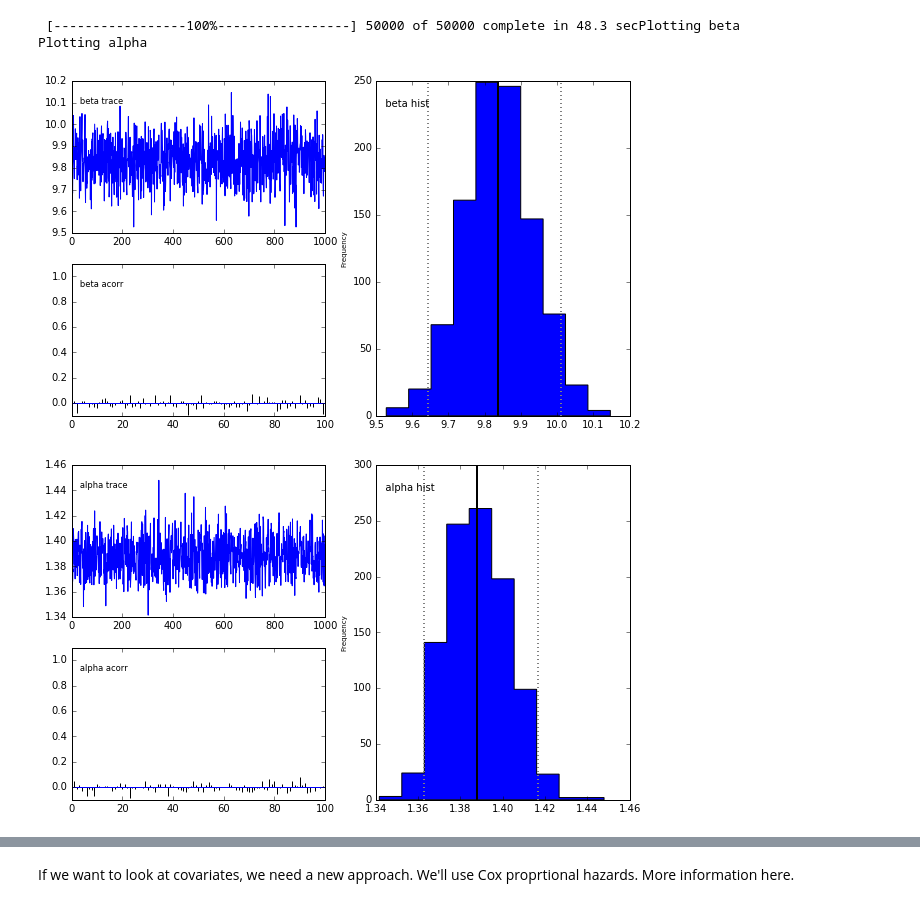
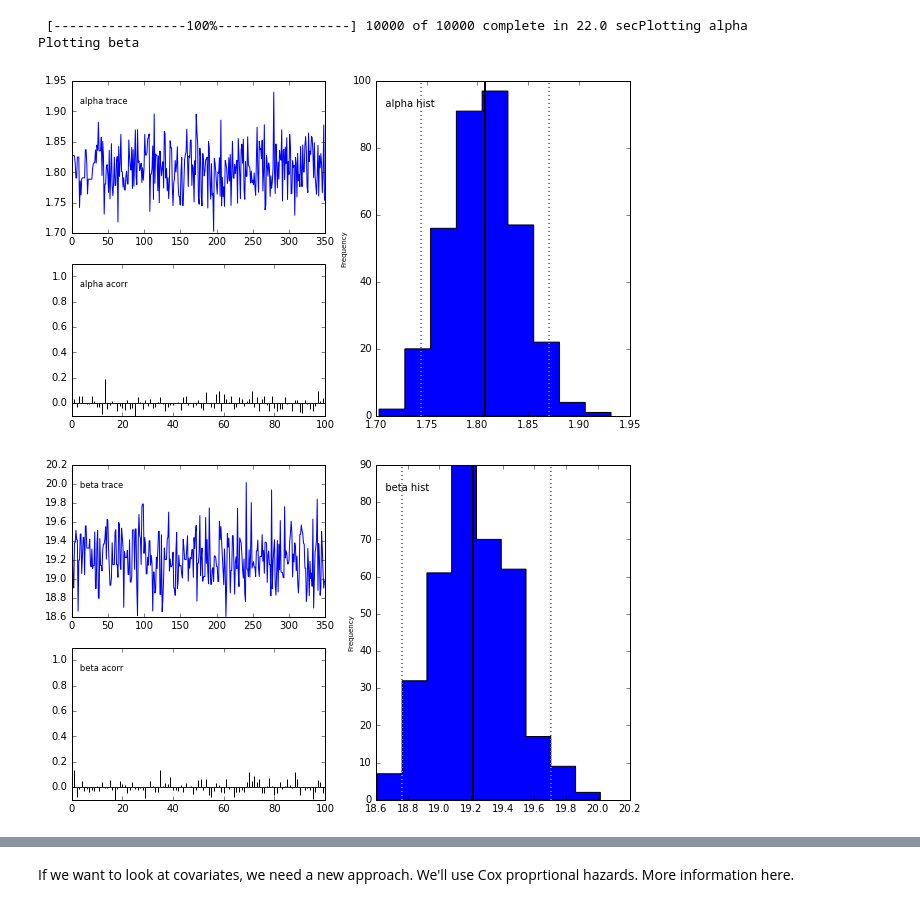
Before and after one commit to JakeColtman/BayesianSurvivalAnalysis, a Jupyter notebook: Full presentation.ipynb, the cells around one changed output, grey strips where cells are left out. Saved outputs shown, nothing was run; the diff lists cells and outputs as text; code cells hidden in the pictures.

```diff
--- a/Full presentation.ipynb
+++ b/Full presentation.ipynb
@@ -39,0 +22,17 @@ df["time_to_convert"].median()
+# %%
+running_id = 0
+output = [[0]]
+with open("E:/output.txt") as file_open:
+    for row in file_open.read().split("\n"):
+        cols = row.split(",")
+        if cols[0] == output[-1][0]:
+            output[-1].append(cols[1])
+            output[-1].append(True)
+        else:
+            output.append(cols)
+    output = output[1:]
+
+for row in output:
+    if len(row) == 6:
+        row += [datetime(2016, 5, 3, 20, 36, 8, 92165), False]
+output = output[1:-1]
@@ -43,18 +84,16 @@ df["time_to_convert"].median()
 # %%
 ## Example fully worked model using toy data
 ## Adapted from http://blog.yhat.com/posts/estimating-user-lifetimes-with-pymc.html
+## Note that we've made some corrections
+censor = np.array(df["event"].apply(lambda x: 0 if x else 1).tolist())
+alpha = pm.Uniform("alpha", 0,50)
+beta = pm.Uniform("beta", 0,50)
 
-alpha = pm.Uniform("alpha", 0,20)
-beta = pm.Uniform("beta", 0,20)
-obs = pm.Weibull('obs', alpha, beta, value = df["time_to_convert"], observed = True )
-obs.random
-@pm.potential
-def censorfactor(obs=obs):
-    if np.any(obs>23 ):
-        return -100000
-    else:
-        return 0
+@pm.observed
+def survival(value=df["lifetime"], alpha = alpha, beta = beta ):
+    return sum( (1-censor)*(np.log( alpha/beta) + (alpha-1)*np.log(value/beta)) - (value/beta)**(alpha))
 
-mcmc = pm.MCMC([alpha, beta, obs, censorfactor ] )
-mcmc.sample(5000, burn = 0, thin = 1)
+
+mcmc = pm.MCMC([alpha, beta, survival ] )
+mcmc.sample(10000)
 # %% [output]
@@ -98,17 +142,17 @@ plt.hist([weibull_median(x[0], x[1]) for x in zip(mcmc.trace("alpha"), mcmc.trac
 # %%
 #Solution to question 4:
 ### Increasing the burn parameter allows us to discard results before convergence
 ### Thinning the results removes autocorrelation
 
-mcmc = pm.MCMC([alpha, beta, obs, censorfactor ] )
-mcmc.sample(50000, burn = 30000, thin = 20)
+mcmc = pm.MCMC([alpha, beta, survival ] )
+mcmc.sample(10000, burn = 3000, thin = 20)
 
 pm.Matplot.plot(mcmc)
 # %% [output]
- [-----------------100%-----------------] 50000 of 50000 complete in 48.3 secPlotting beta
-Plotting alpha
+ [-----------------100%-----------------] 10000 of 10000 complete in 22.0 secPlotting alpha
+Plotting beta
-[figure, old version]
+[figure, new version]
-[figure, old version]
+[figure, new version]
 # %%
 #Solution to Q5
 ## Adjusting the priors impacts the overall result
```
Also changed, not shown: parts of 23 cells of this notebook, 12 other files.
